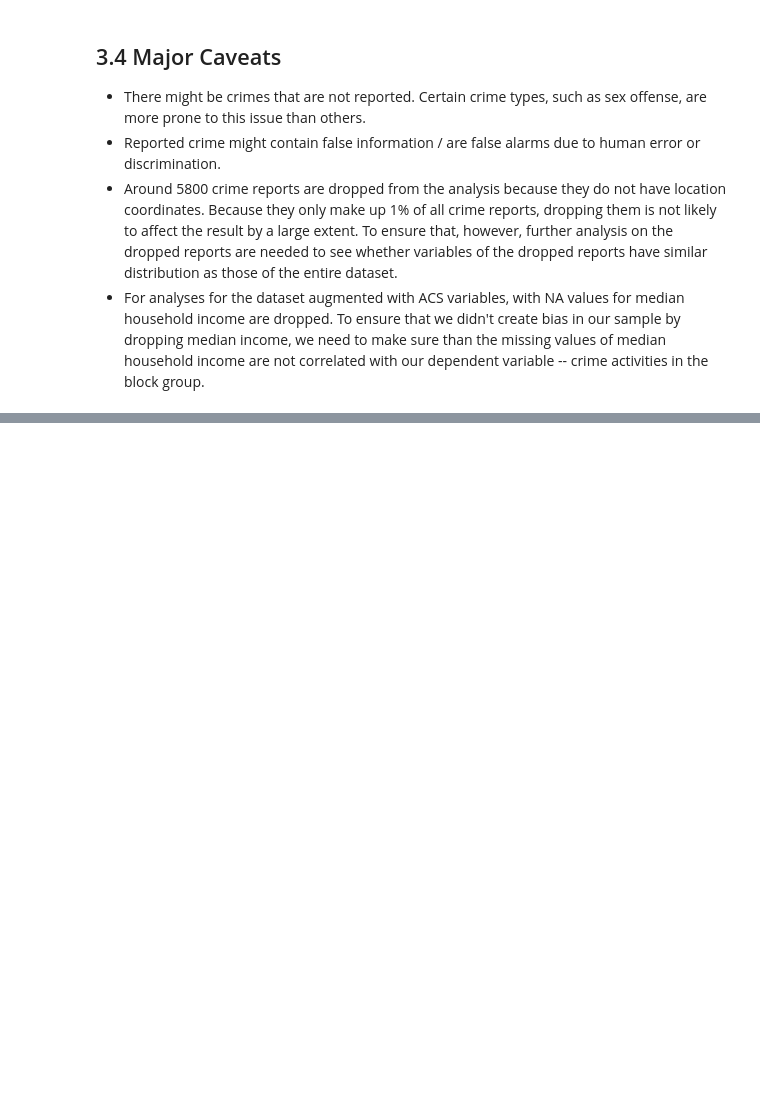
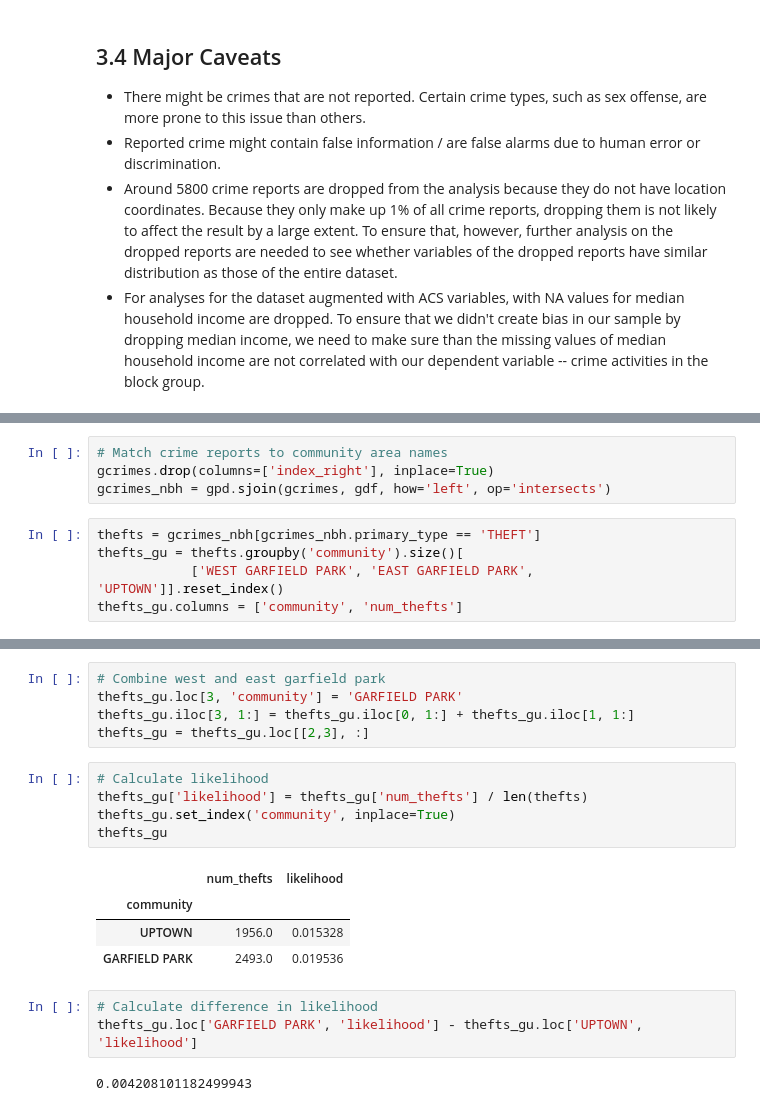
Before and after one commit to aya-liu/machine-learning-for-policy, a Jupyter notebook: hws/hw1/hw1_writeup.ipynb, the cells around one changed output, grey strips where cells are left out. Cells and saved outputs as stored; diff of their text form; blank space fills up the shorter version.

```diff
--- a/hws/hw1/hw1_writeup.ipynb
+++ b/hws/hw1/hw1_writeup.ipynb
@@ -719,0 +772,9 @@ The mayor should focus preventative public safety efforts on the West Side of Ch
+# %%
+# Match crime reports to community area names
+gcrimes.drop(columns=['index_right'], inplace=True)
+gcrimes_nbh = gpd.sjoin(gcrimes, gdf, how='left', op='intersects')
+# %%
+thefts = gcrimes_nbh[gcrimes_nbh.primary_type == 'THEFT']
+thefts_gu = thefts.groupby('community').size()[
+            ['WEST GARFIELD PARK', 'EAST GARFIELD PARK', 'UPTOWN']].reset_index()
+thefts_gu.columns = ['community', 'num_thefts']
@@ -719,0 +788,20 @@ The mayor should focus preventative public safety efforts on the West Side of Ch
+# %%
+# Combine west and east garfield park
+thefts_gu.loc[3, 'community'] = 'GARFIELD PARK'
+thefts_gu.iloc[3, 1:] = thefts_gu.iloc[0, 1:] + thefts_gu.iloc[1, 1:]
+thefts_gu = thefts_gu.loc[[2,3], :]
+# %%
+# Calculate likelihood
+thefts_gu['likelihood'] = thefts_gu['num_thefts'] / len(thefts)
+thefts_gu.set_index('community', inplace=True)
+thefts_gu
+# %% [output]
+|  | num_thefts | likelihood |
+| community |  |  |
+| UPTOWN | 1956.0 | 0.015328 |
+| GARFIELD PARK | 2493.0 | 0.019536 |
+# %%
+# Calculate difference in likelihood
+thefts_gu.loc['GARFIELD PARK', 'likelihood'] - thefts_gu.loc['UPTOWN', 'likelihood']
+# %% [output]
+0.004208101182499943
```
Also changed, not shown: parts of 22 cells of this notebook.
